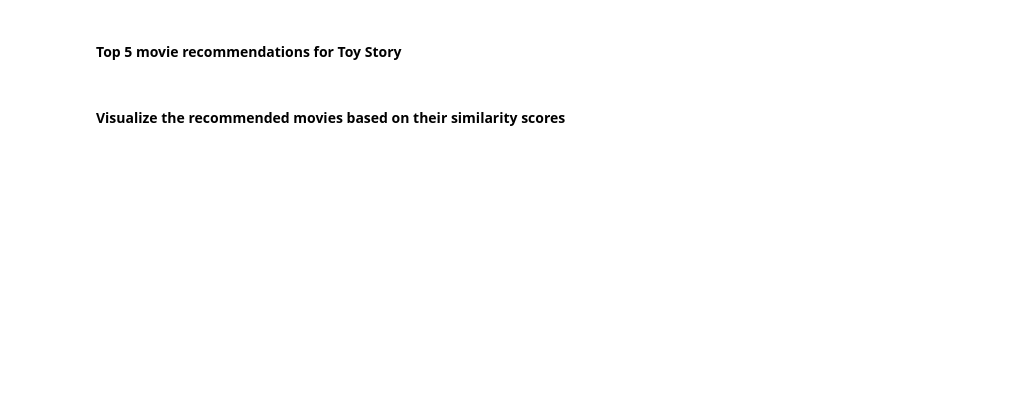
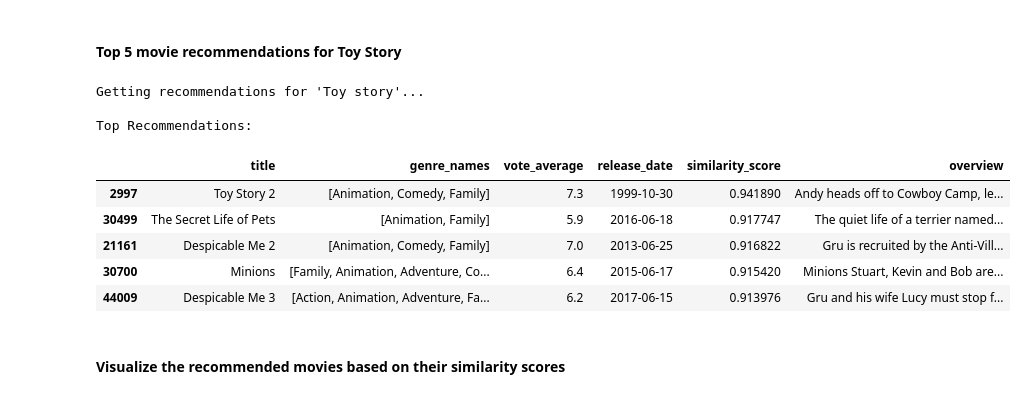
Before and after one commit to joseph-ishola/Movie-Recommendation-Model, a Jupyter notebook: script.ipynb, the cells around one changed output. Saved outputs shown, nothing was run; the diff lists cells and outputs as text; code cells hidden in the pictures; blank space fills up the shorter version.

```diff
--- a/script.ipynb
+++ b/script.ipynb
@@ -333,13 +392,23 @@ def get_recommendations(title, df, cosine_sim, top_n=5):
 #### Top 5 movie recommendations for Toy Story
 # %%
 # Get recommendations for a sample movie
-movie_title = "Toy Story"
+movie_title = "Toy story"
 print(f"Getting recommendations for '{movie_title}'...")
 recommendations = get_recommendations(movie_title, movies_df, cosine_sim)
 
 # Print recommendations
 print("\nTop Recommendations:")
 recommendations
+# %% [output]
+Getting recommendations for 'Toy story'...
+
+Top Recommendations:
+|  | title | genre_names | vote_average | release_date | similarity_score | overview |
+| 2997 | Toy Story 2 | [Animation, Comedy, Family] | 7.3 | 1999-10-30 | 0.941890 | Andy heads off to Cowboy Camp, le... |
+| 30499 | The Secret Life of Pets | [Animation, Family] | 5.9 | 2016-06-18 | 0.917747 | The quiet life of a terrier named... |
+| 21161 | Despicable Me 2 | [Animation, Comedy, Family] | 7.0 | 2013-06-25 | 0.916822 | Gru is recruited by the Anti-Vill... |
+| 30700 | Minions | [Family, Animation, Adventure, Co... | 6.4 | 2015-06-17 | 0.915420 | Minions Stuart, Kevin and Bob are... |
+| 44009 | Despicable Me 3 | [Action, Animation, Adventure, Fa... | 6.2 | 2017-06-15 | 0.913976 | Gru and his wife Lucy must stop f... |
 # %% [markdown]
 #### Visualize the recommended movies based on their similarity scores
 # %%
```
Also changed, not shown: parts of 20 cells of this notebook.
